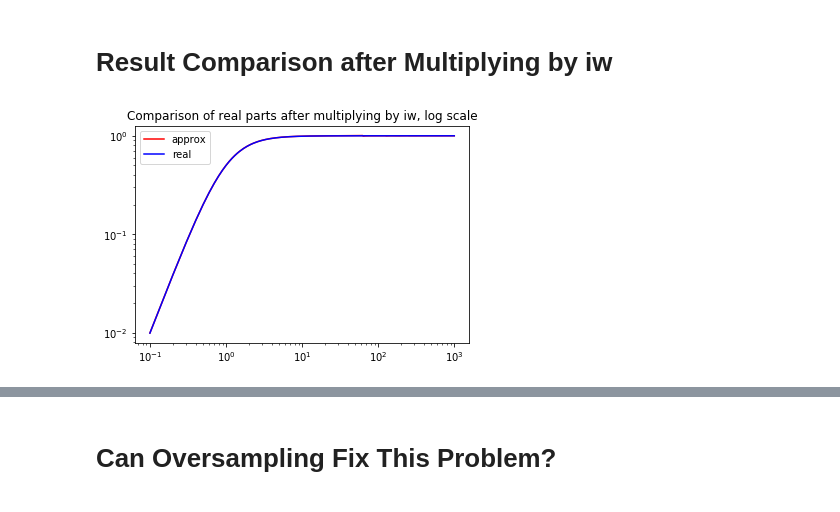
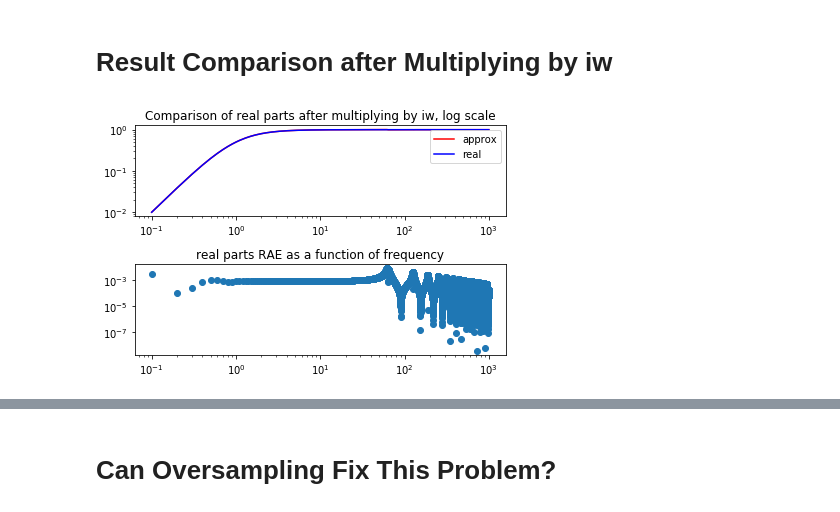
Before and after one commit to Hellinger/ECG-Manlio, a Jupyter notebook: exp_function.ipynb, the cells around one changed output, grey strips where cells are left out. Drawn from its saved outputs; the diff is of its cells as text; code cells hidden in the pictures.

```diff
--- a/exp_function.ipynb
+++ b/exp_function.ipynb
@@ -68,11 +68,20 @@ ft_exp_iw = FT_exp(test_freq_iw, time1, exp1)
 ft_exp_iw = np.multiply(ft_exp_iw, test_freq_iw) * 1j
 real_ft_exp_iw = np.multiply(real_ft_exp(test_freq_iw), test_freq_iw) * 1j
 # %%
+plt.figure()
+
+plt.subplot(211)
 plt.loglog(test_freq_iw, ft_exp_iw.real, 'r', label = 'approx')
 plt.loglog(test_freq_iw, real_ft_exp_iw.real, 'b', label = 'real')
 plt.title('Comparison of real parts after multiplying by iw, log scale')
 plt.legend()
+
+plt.subplot(212)
+plt.loglog(test_freq_iw, np.absolute((ft_exp_iw.real- real_ft_exp_iw.real)/ real_ft_exp_iw.real), ls='', marker='o')
+plt.title('real parts RAE as a function of frequency')
+
+plt.tight_layout()
 plt.show()
 # %% [output]
-[figure, old version]
+[figure, new version]
 # %%
```
Also changed, not shown: parts of 7 cells of this notebook.
